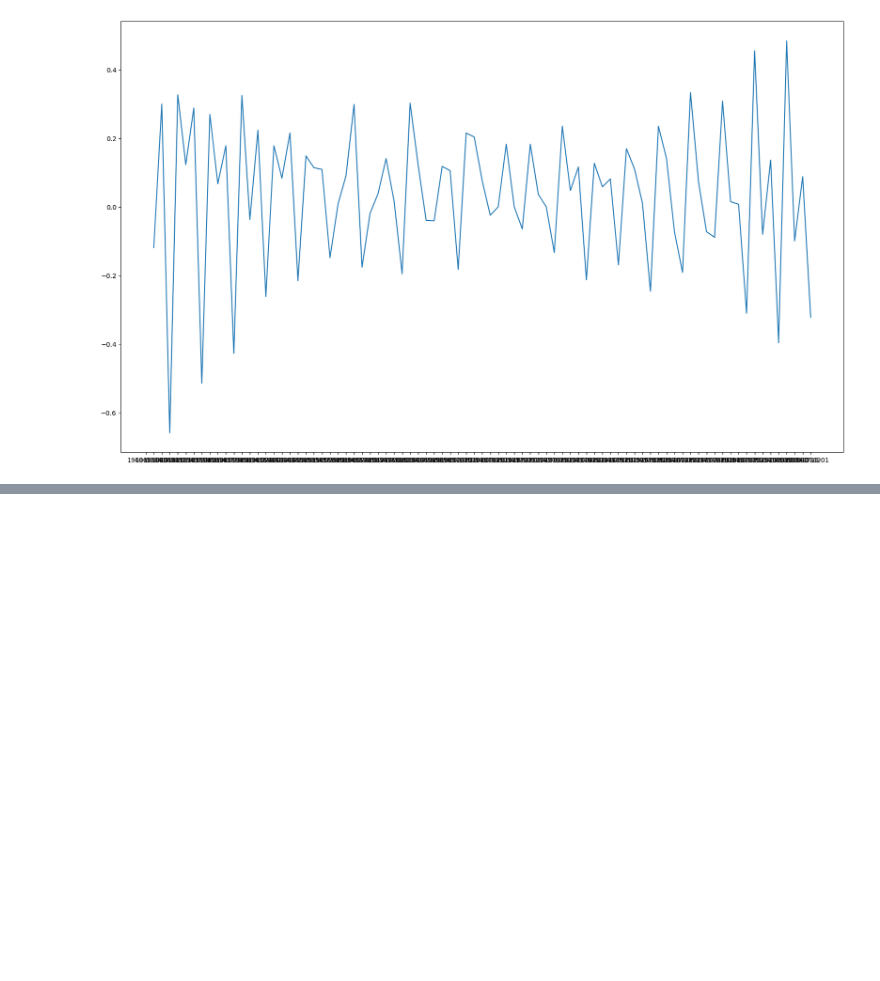
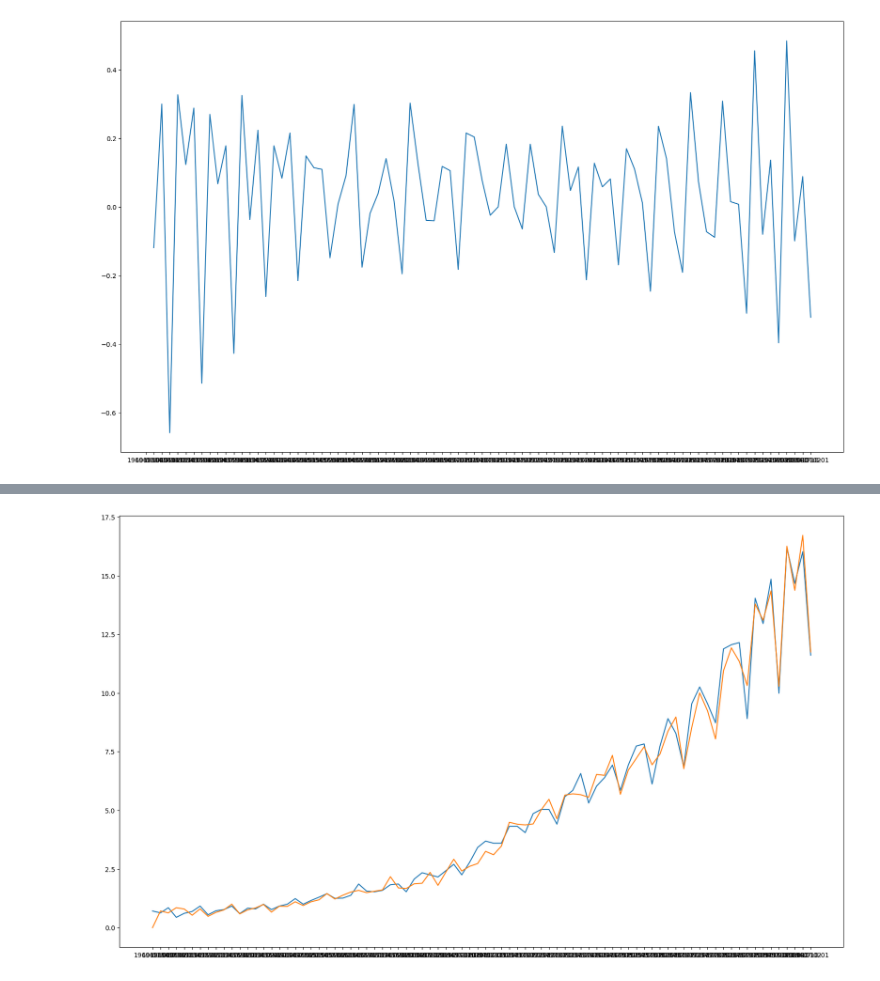
Before and after one commit to najibifar/Data_Analysis, a Jupyter notebook: Modling/Classification/TimeSeries001.ipynb, the cells around one changed output, grey strips where cells are left out. Cells and saved outputs as stored; diff of their text form; code cells hidden in the pictures; blank space fills up the shorter version.

```diff
--- a/Modling/Classification/TimeSeries001.ipynb
+++ b/Modling/Classification/TimeSeries001.ipynb
@@ -77,0 +126,3 @@ data =
+# %%
+data2 = pd.read_csv('jshare.csv')
+data2.head()
@@ -77,0 +136,4 @@ data =
+# %%
+model = SARIMAX(data2['data'], order=(3, 1, 3), seasonal_order=(2, 1, 2, 4))
+# %%
+res = model.fit()
@@ -77,0 +169,2 @@ data =
+# %%
+data2['sarimax'] = res.fittedvalues
@@ -77,0 +187,7 @@ data =
+# %%
+plt.figure(figsize=(20, 12))
+plt.plot(data2['date'], data2['data'])
+plt.plot(data2['date'], data2['sarimax'])
+plt.show()
+# %% [output]
+[figure, added]
```
Also changed, not shown: parts of 9 cells of this notebook.
